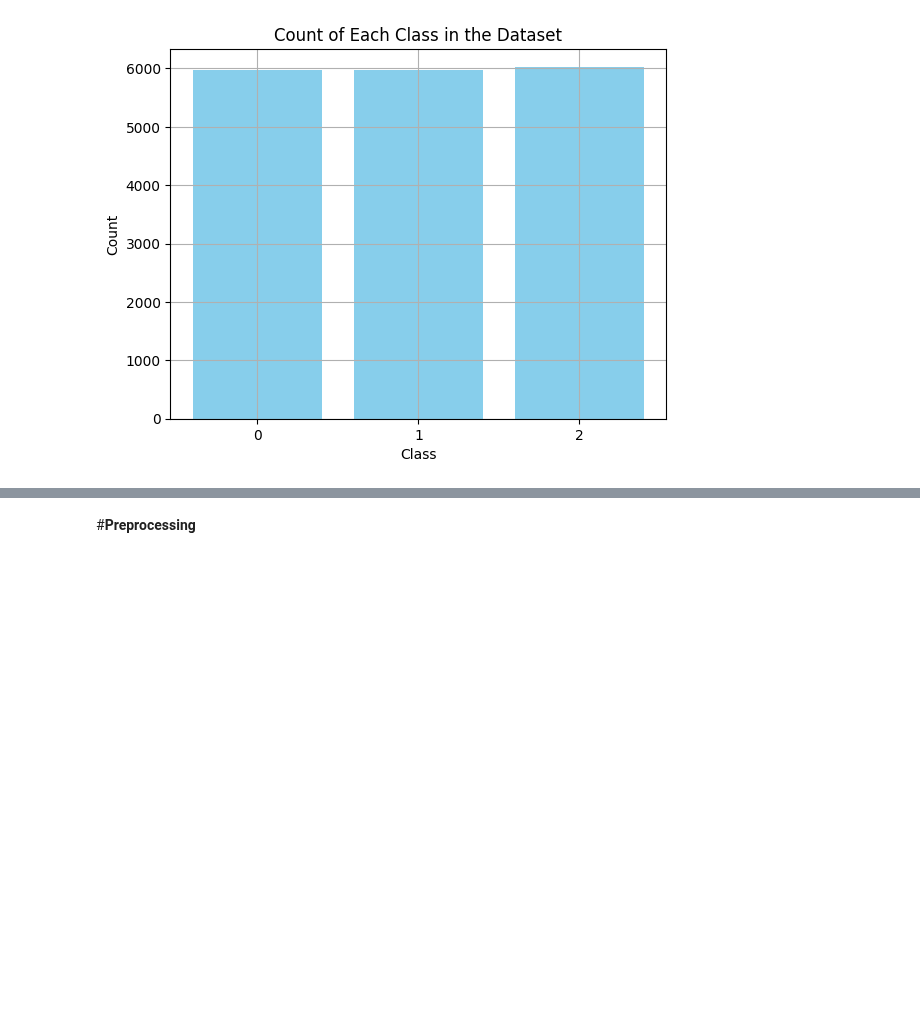
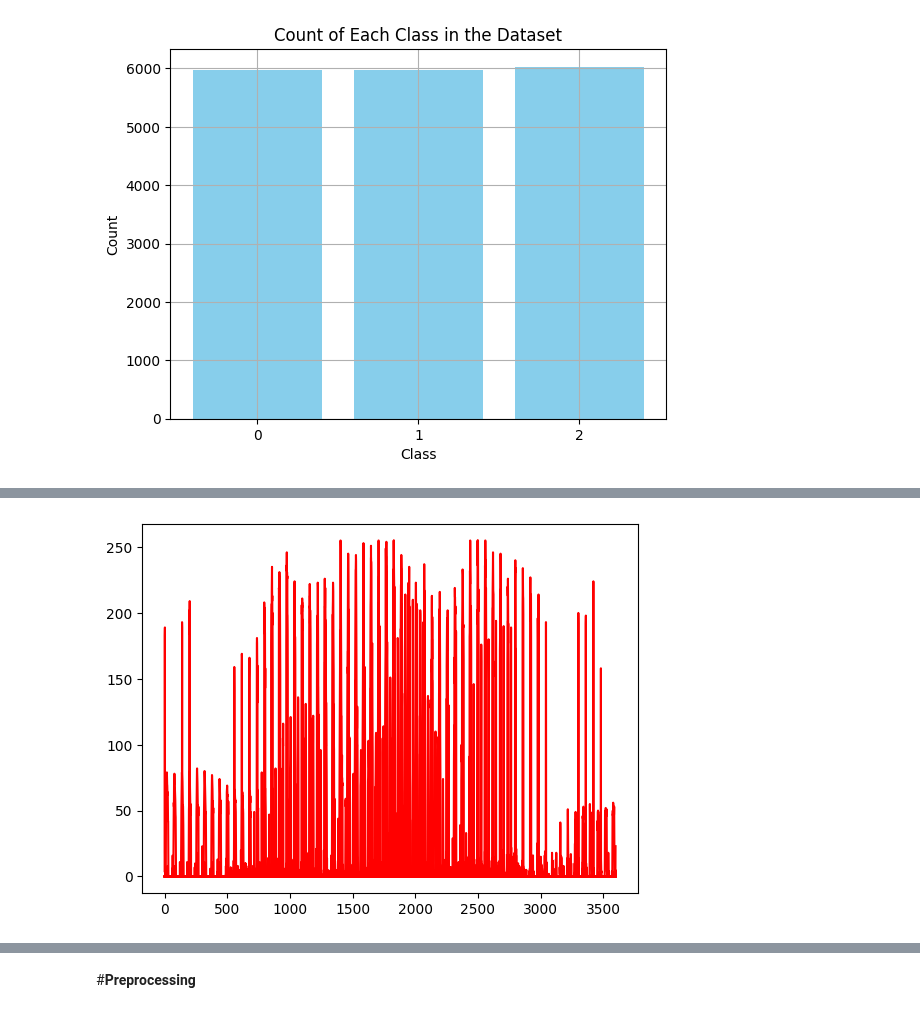
Before and after one commit to FaridRash/DATA-MINING-MACHINE-LEARNING-semester-2-, a Jupyter notebook: The Final Project/Notebooks/Farid/Farid_CNN_Colab.ipynb, the cells around one changed output, grey strips where cells are left out. Cells and saved outputs as stored; diff of their text form; code cells hidden in the pictures; blank space fills up the shorter version.

```diff
--- a/The Final Project/Notebooks/Farid/Farid_CNN_Colab.ipynb
+++ b/The Final Project/Notebooks/Farid/Farid_CNN_Colab.ipynb
@@ -326,0 +364,7 @@ plt.show()
+# %%
+for i in range(10):
+    plt.plot(class_2_flatten[i], color='red')
+
+plt.show();
+# %% [output]
+[figure, added]
```
Also changed, not shown: parts of 13 cells of this notebook.
